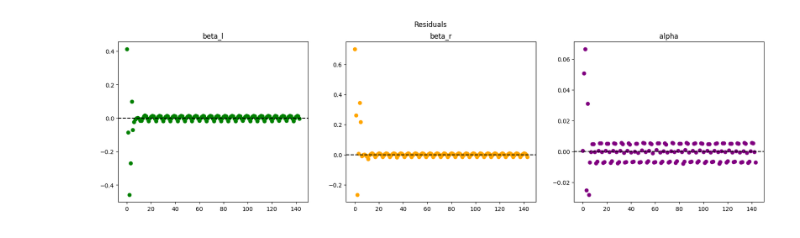
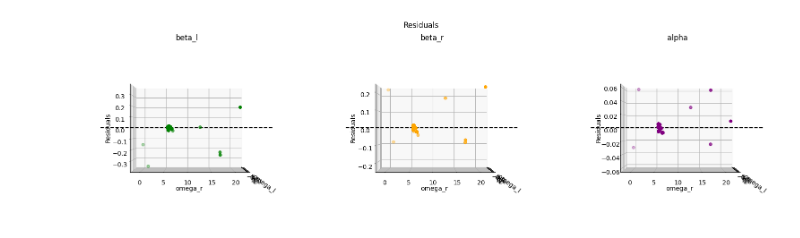
Before and after one commit to jprogrammer13/drp_course_2023, a Jupyter notebook: notebooks/wls_test.ipynb, the cells around one changed output. Cells and saved outputs as stored; diff of their text form; code cells hidden in the pictures.

```diff
--- a/notebooks/wls_test.ipynb
+++ b/notebooks/wls_test.ipynb
@@ -134,15 +121,47 @@ residuals_wls = Y - y_hat
-# %%
-fig, ax = plt.subplots(1, 3, figsize=(20, 5))
-fig.suptitle("Residuals")
-ax[0].scatter(np.arange(len(residuals_wls[...,0])), residuals_wls[...,0], color="green")
-ax[0].axhline(0, linestyle='--', color="black")
-ax[0].set_title("beta_l")
-ax[1].scatter(np.arange(len(residuals_wls[...,1])), residuals_wls[...,1], color="orange")
-ax[1].axhline(0, linestyle='--', color="black")
-ax[1].set_title("beta_r")
-ax[2].scatter(np.arange(len(residuals_wls[...,2])), residuals_wls[...,2], color="purple")
-ax[2].axhline(0, linestyle='--', color="black")
-ax[2].set_title("alpha")
-plt.show()
-# %% [output]
-[figure, removed]
+# %%
+import matplotlib.pyplot as plt
+from mpl_toolkits.mplot3d import Axes3D
+
+fig = plt.figure(figsize=(20, 5))
+fig.suptitle("Residuals")
+
+# Beta_l residuals
+ax1 = fig.add_subplot(131, projection='3d')
+ax1.scatter(omega_l, omega_r, residuals_ols[...,0], color="green")
+bound = max(abs(residuals_ols[...,0].min()),abs(residuals_ols[...,0].max()))
+ax1.set_zlim(-bound,bound)
+ax1.axhline(0, linestyle='--', color="black")
+ax1.set_xlabel("omega_l")
+ax1.set_ylabel("omega_r")
+ax1.set_zlabel("Residuals")
+ax1.set_title("beta_l")
+ax1.view_init(0, 0, 0)
+
+# Beta_r residuals
+ax2 = fig.add_subplot(132, projection='3d')
+ax2.scatter(omega_l, omega_r, residuals_ols[...,1], color="orange")
+bound = max(abs(residuals_ols[...,1].min()),abs(residuals_ols[...,1].max()))
+ax2.set_zlim(-bound,bound)
+ax2.axhline(0, linestyle='--', color="black")
+ax2.set_xlabel("omega_l")
+ax2.set_ylabel("omega_r")
+ax2.set_zlabel("Residuals")
+ax2.set_title("beta_r")
+ax2.view_init(0, 0, 0)
+
+# Alpha residuals
+ax3 = fig.add_subplot(133, projection='3d')
+ax3.scatter(omega_l, omega_r, residuals_ols[...,2], color="purple")
+bound = max(abs(residuals_ols[...,2].min()),abs(residuals_ols[...,2].max()))
+ax3.set_zlim(-bound,bound)
+ax3.axhline(0, linestyle='--', color="black")
+ax3.axhline(0, linestyle='--', color="black")
+ax3.set_xlabel("omega_l")
+ax3.set_ylabel("omega_r")
+ax3.set_zlabel("Residuals")
+ax3.set_title("alpha")
+ax3.view_init(0, 0, 0)
+
+plt.show()
+# %% [output]
+[figure, added]
```
Also changed, not shown: parts of 14 cells of this notebook, 1 other file.
